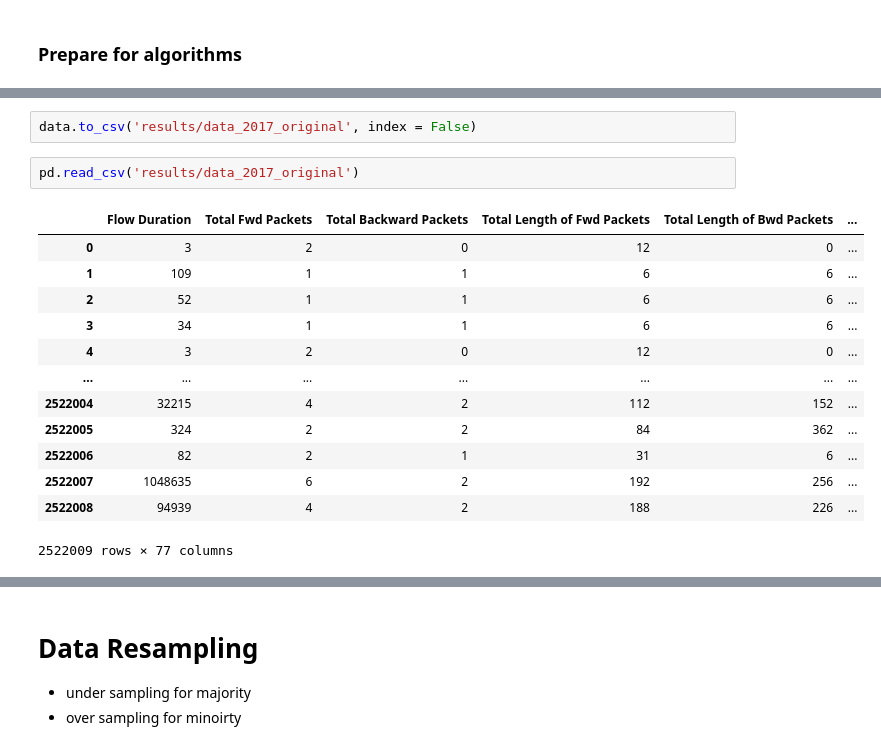
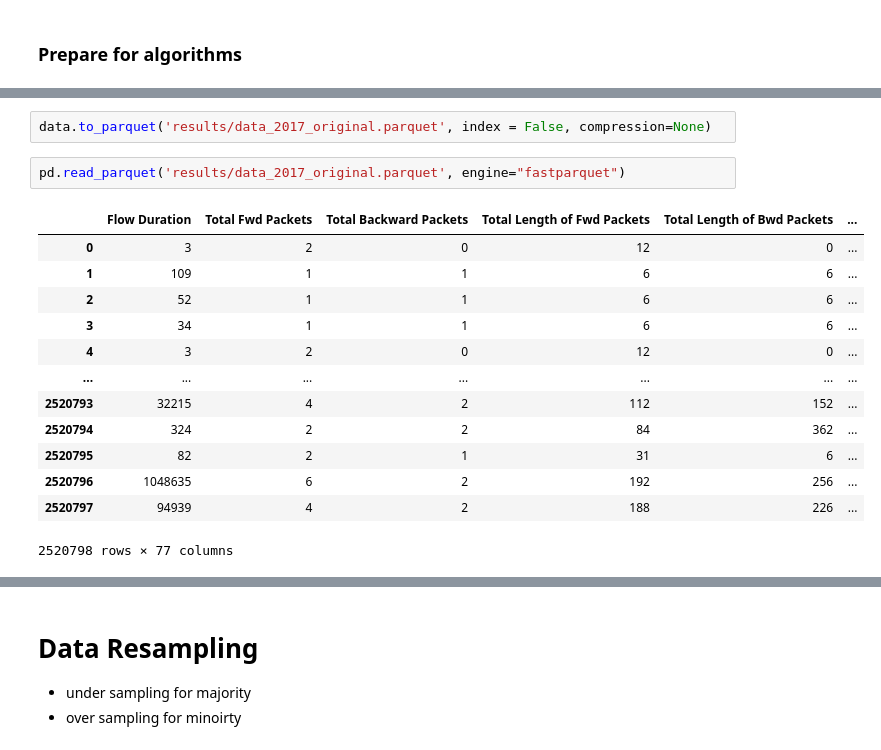
Before and after one commit to sandraaahuang/NIDS-netflowLog, a Jupyter notebook: data_preprocessing.ipynb, the cells around one changed output, grey strips where cells are left out. Saved outputs shown, nothing was run; the diff lists cells and outputs as text.

Commit message:
[revise] logic of handling infinity [revise] change from csv to parquet, increase reading efficiently

```diff
--- a/data_preprocessing.ipynb
+++ b/data_preprocessing.ipynb
@@ -720,18 +731,18 @@ Name: label_encoded, dtype: int64
 # %%
-data.to_csv('results/data_2017_original', index = False)
+data.to_parquet('results/data_2017_original.parquet', index = False, compression=None)
 # %%
-pd.read_csv('results/data_2017_original')
+pd.read_parquet('results/data_2017_original.parquet', engine="fastparquet")
 # %% [output]
 |  | Flow Duration | Total Fwd Packets | Total Backward Packets | Total Length of Fwd Packets | Total Length of Bwd Packets | ... |
 | 0 | 3 | 2 | 0 | 12 | 0 | ... |
 | 1 | 109 | 1 | 1 | 6 | 6 | ... |
 | 2 | 52 | 1 | 1 | 6 | 6 | ... |
 | 3 | 34 | 1 | 1 | 6 | 6 | ... |
 | 4 | 3 | 2 | 0 | 12 | 0 | ... |
 | ... | ... | ... | ... | ... | ... | ... |
-| 2522004 | 32215 | 4 | 2 | 112 | 152 | ... |
-| 2522005 | 324 | 2 | 2 | 84 | 362 | ... |
-| 2522006 | 82 | 2 | 1 | 31 | 6 | ... |
-| 2522007 | 1048635 | 6 | 2 | 192 | 256 | ... |
-| 2522008 | 94939 | 4 | 2 | 188 | 226 | ... |
+| 2520793 | 32215 | 4 | 2 | 112 | 152 | ... |
+| 2520794 | 324 | 2 | 2 | 84 | 362 | ... |
+| 2520795 | 82 | 2 | 1 | 31 | 6 | ... |
+| 2520796 | 1048635 | 6 | 2 | 192 | 256 | ... |
+| 2520797 | 94939 | 4 | 2 | 188 | 226 | ... |
-2522009 rows × 77 columns
+2520798 rows × 77 columns
```
Also changed, not shown: parts of 21 cells of this notebook.
